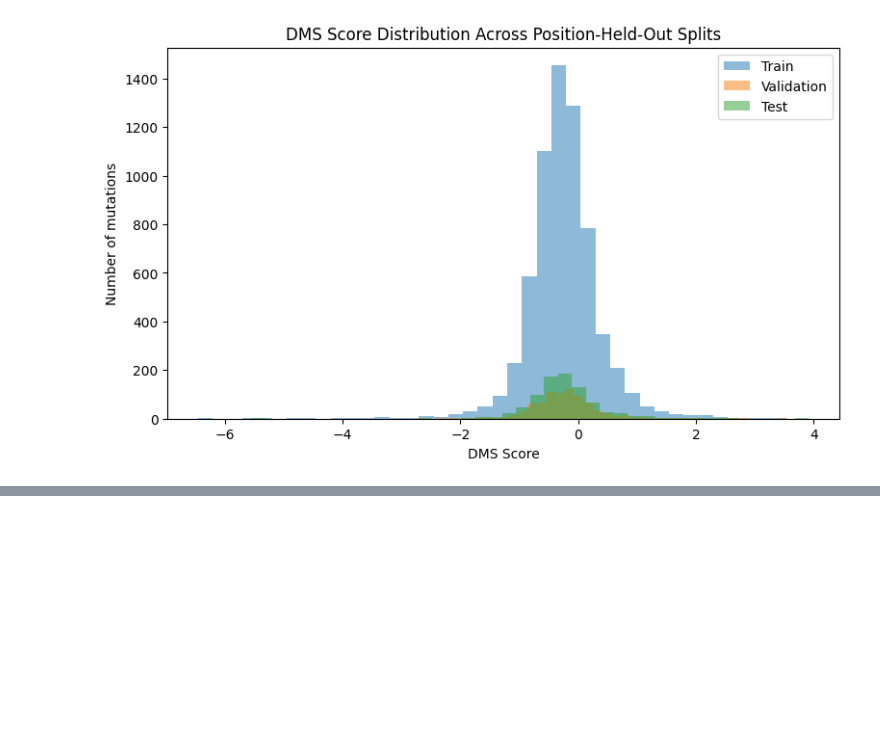
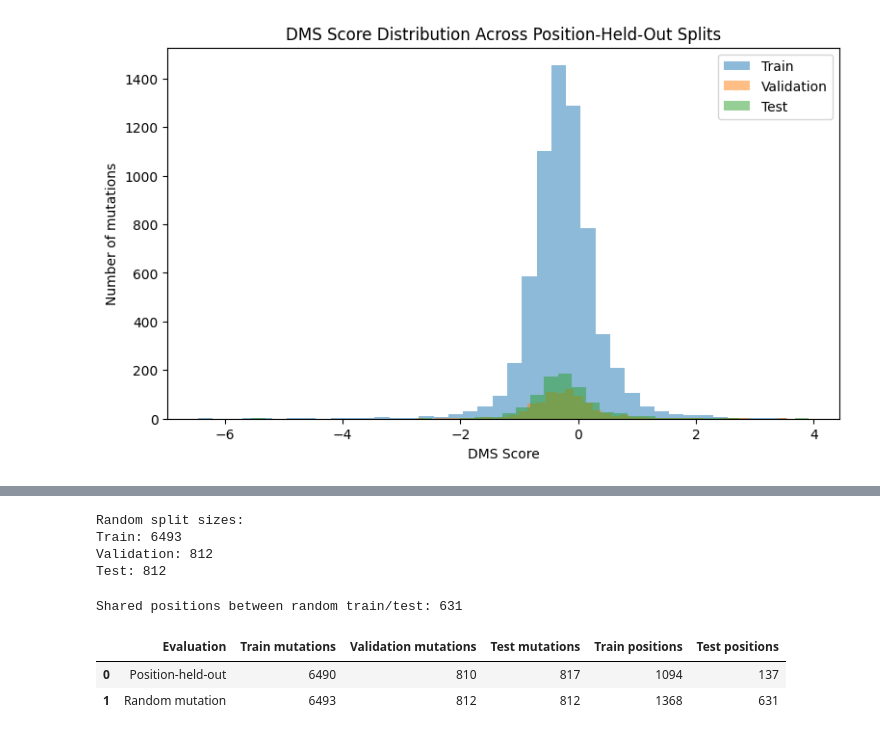
Before and after one commit to subhash-kurmana/Mandrake-Bio, a Jupyter notebook: notebooks/01_data_preprocessing_and_splitting.ipynb, the cells around one changed output, grey strips where cells are left out. Saved outputs shown, nothing was run; the diff lists cells and outputs as text; code cells hidden in the pictures; blank space fills up the shorter version.

```diff
--- a/notebooks/01_data_preprocessing_and_splitting.ipynb
+++ b/notebooks/01_data_preprocessing_and_splitting.ipynb
@@ -586,0 +715,69 @@ plt.show()
+# %%
+from sklearn.model_selection import train_test_split
+
+train_random, temp_random = train_test_split(
+    df,
+    test_size=0.20,
+    random_state=SEED,
+    stratify=df["DMS_score_bin"]
+)
+
+val_random, test_random = train_test_split(
+    temp_random,
+    test_size=0.50,
+    random_state=SEED,
+    stratify=temp_random["DMS_score_bin"]
+)
+
+print("Random split sizes:")
+print("Train:", len(train_random))
+print("Validation:", len(val_random))
+print("Test:", len(test_random))
+# %% [output]
+Random split sizes:
+Train: 6493
+Validation: 812
+Test: 812
+# %%
+random_train_positions = set(train_random["position"])
+random_test_positions = set(test_random["position"])
+
+print(
+    "Shared positions between random train/test:",
+    len(random_train_positions & random_test_positions)
+)
+# %% [output]
+Shared positions between random train/test: 631
+# %%
+split_comparison = pd.DataFrame({
+    "Evaluation": [
+        "Position-held-out",
+        "Random mutation"
+    ],
+    "Train mutations": [
+        len(train_df),
+        len(train_random)
+    ],
+    "Validation mutations": [
+        len(val_df),
+        len(val_random)
+    ],
+    "Test mutations": [
+        len(test_df),
+        len(test_random)
+    ],
+    "Train positions": [
+        train_df["position"].nunique(),
+        train_random["position"].nunique()
+    ],
+    "Test positions": [
+        test_df["position"].nunique(),
+        test_random["position"].nunique()
+    ]
+})
+
+display(split_comparison)
+# %% [output]
+|  | Evaluation | Train mutations | Validation mutations | Test mutations | Train positions | Test positions |
+| 0 | Position-held-out | 6490 | 810 | 817 | 1094 | 137 |
+| 1 | Random mutation | 6493 | 812 | 812 | 1368 | 631 |
```
Also changed, not shown: parts of 10 cells of this notebook, 2 other files.
